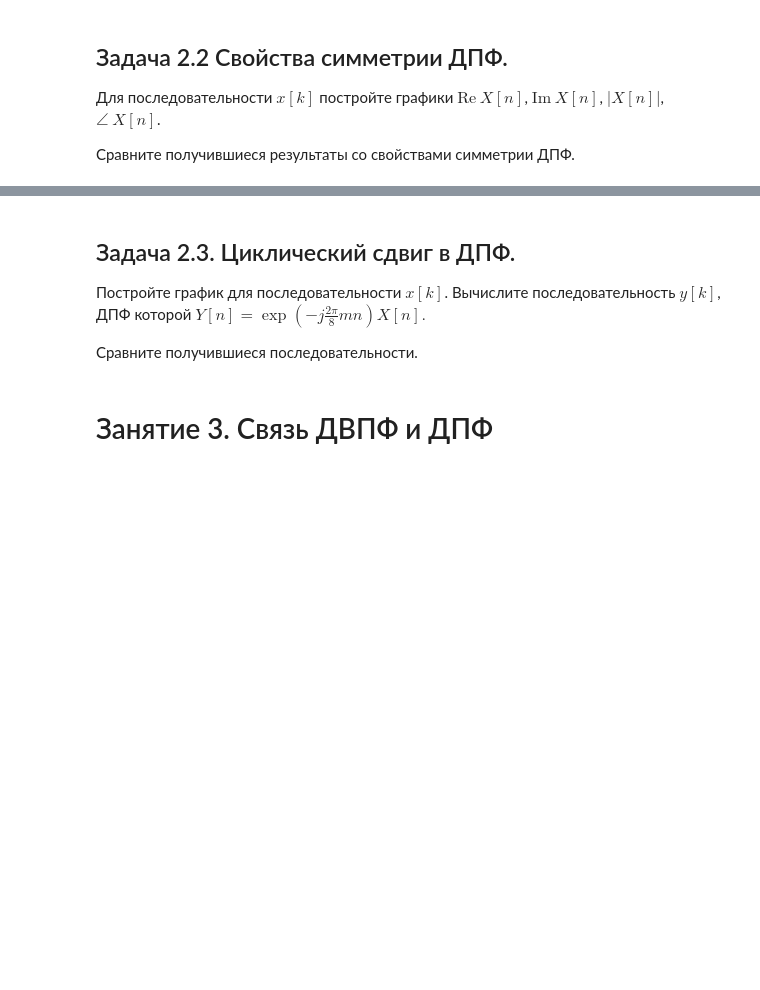
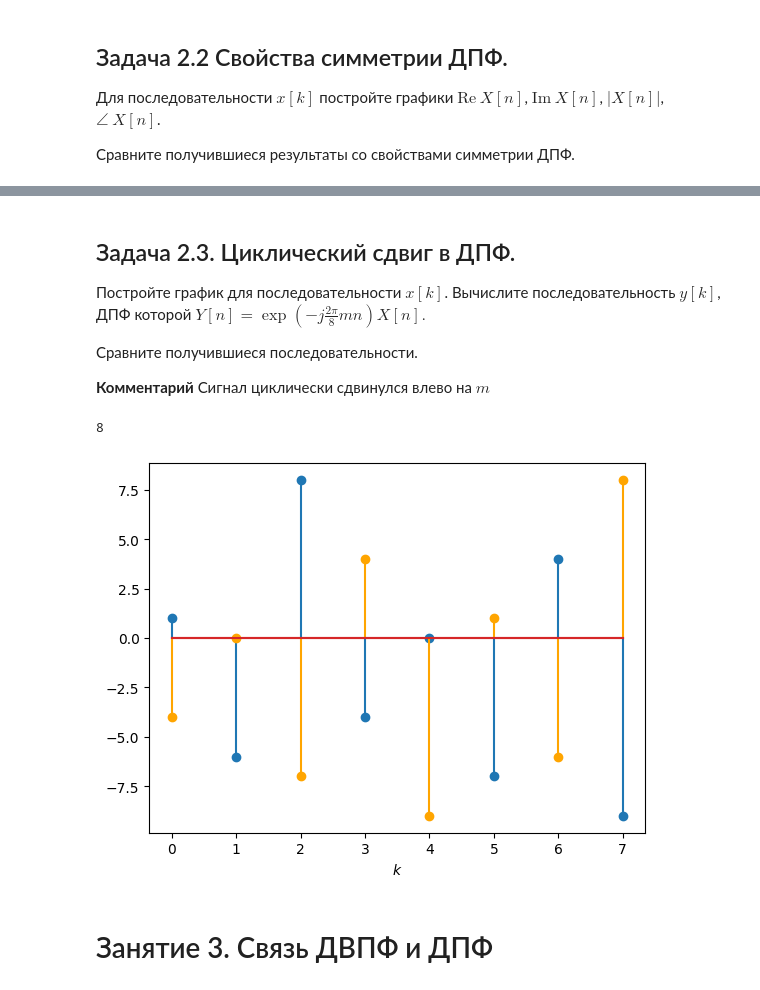
Before and after one commit to vlad-cool/RadioPhysicsLabs, a Jupyter notebook: Lab2_task.ipynb, the cells around one changed output, grey strips where cells are left out. Drawn from its saved outputs; the diff is of its cells as text; code cells hidden in the pictures; blank space fills up the shorter version.

```diff
--- a/Lab2_task.ipynb
+++ b/Lab2_task.ipynb
@@ -368,6 +404,17 @@ print(W_N)
 $Y[n]=\exp \left( -j\frac{2\pi }{8}mn \right)X[n].$
 
 Сравните получившиеся последовательности.
+
+__Комментарий__ Сигнал циклически сдвинулся влево на $m$
+# %%
+plt.stem(x)
+print(N)
+plt.stem((X_n * np.array([np.exp(-1.j * 2 * np.pi * n * m / 8) for n in range(N)]) @ np.conj(W_N) / N), markerfmt="orange", linefmt="orange")
+plt.xlabel("$k$")
+plt.show()
+# %% [output]
+8
+[figure, added]
 # %% [markdown]
 # Занятие 3. Связь ДВПФ и ДПФ
 # %% [markdown]
```
Also changed, not shown: parts of 4 cells of this notebook.
